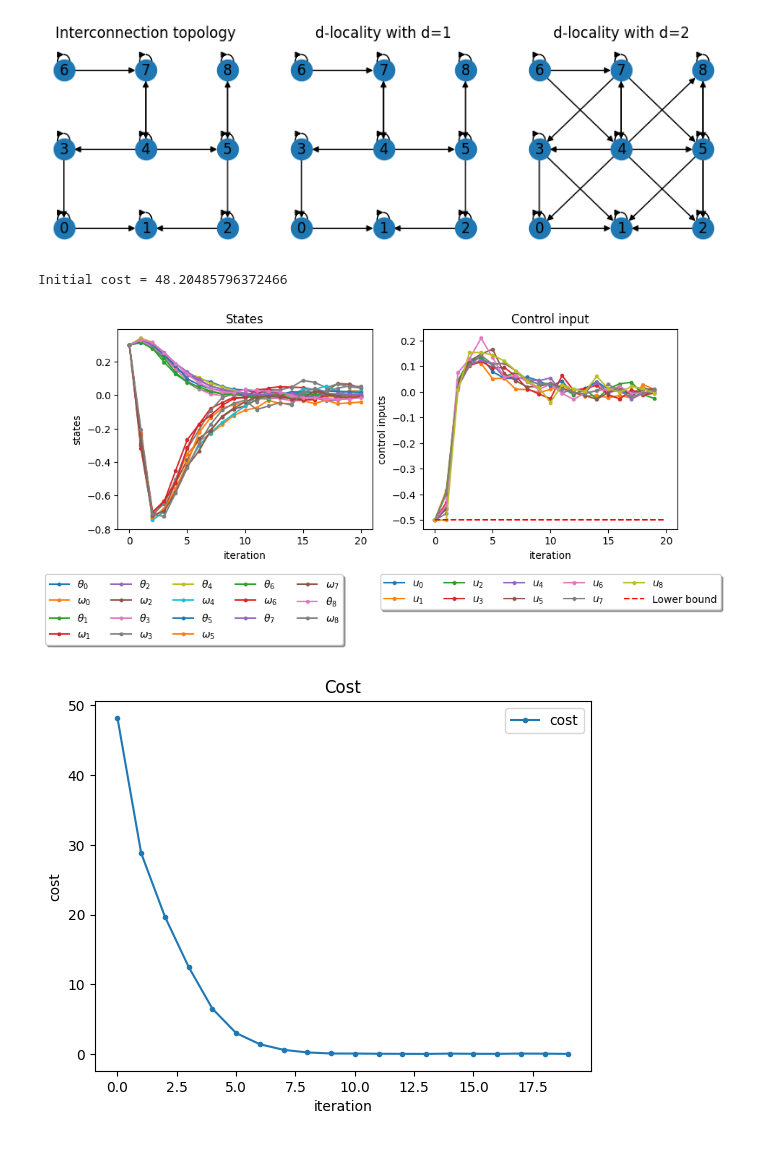
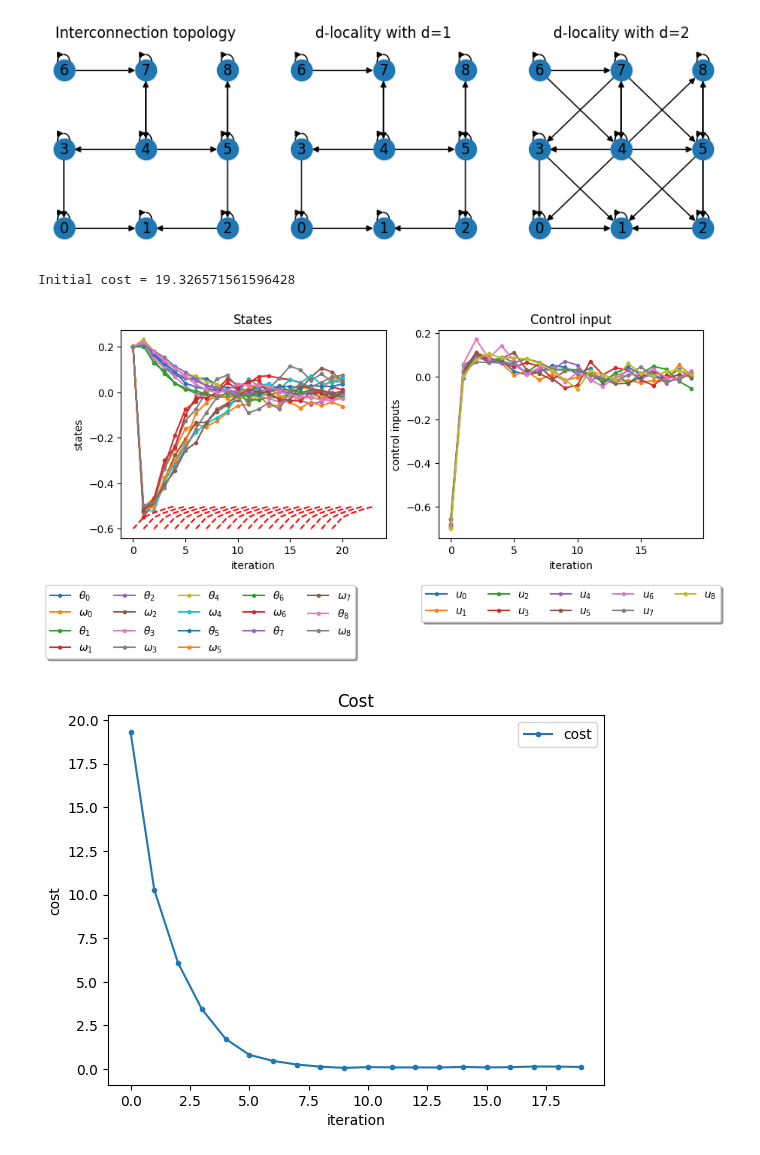
Before and after one commit to vateseif/lmpc-py, a Jupyter notebook: examples/square_mesh.ipynb, the cells around one changed output. Drawn from its saved outputs; the diff is of its cells as text; code cells hidden in the pictures.

Commit message:
Add robust constraint

```diff
--- a/examples/square_mesh.ipynb
+++ b/examples/square_mesh.ipynb
@@ -15,7 +15,7 @@ Na = 1          # acitons per subsystem
 LOCALITY = 1
 T = 5          # mpc horizon
 Tsim = 20       # scenario sim time
-lBound = -0.5   # control input lower bound
+lBound = -0.6   # control input lower bound
 sigma = 0.05    # norm bound on disturbance
 
 # dynamics matrix of random mesh system
@@ -41,11 +41,11 @@ controller.addObjectiveFun(lmpc.objectives.QuadForm(Q, R))
 # add terminal constraint (= 0 by default)
 controller.addConstraint(lmpc.TerminalConstraint())
 # add lower bound to control
-controller.addConstraint(lmpc.BoundConstraint('u', 'lower', lBound*np.ones((sys.Nu,1)),sigma=0.1))
+controller.addConstraint(lmpc.BoundConstraint('x', 'lower', lBound*np.ones((sys.Nx,1)),sigma))
 # %%
 # scenario
 # init condition
-x0 = 0.3 * np.ones((sys.Nx, 1))
+x0 = 0.2 * np.ones((sys.Nx, 1))
 sys.setInitialState(x0)
 
 # history buffer
@@ -54,25 +54,48 @@ u_history = np.zeros((Tsim, 1, sys.Nu))
 x_history = np.zeros((Tsim+1, 1, sys.Nx))
 x_history[0] = x0.T
 
+phi_history = []
+
 # run scenrario
 for t in range(Tsim):
   # solve
-  u, cost = controller.solve(np.concatenate((sys._x, np.zeros((sys.Nx*T,1))),axis=0))
+  u, cost, phi = controller.solve(np.concatenate((sys._x, np.zeros((sys.Nx*T,1))),axis=0))
+  phi_history.append(phi)
   # generate norm-bounded disturbance
   U = np.random.uniform()
   w = np.random.normal(size=(sys.Nx,1))
-  w = sigma*U/np.linalg.norm(w, 2) * w
+  w = sigma*U**(1/sys.Nx)/np.linalg.norm(w, 2) * w
   # propagate dynamics
   x = sys.step(u, w)
   sys.updateState(x)
   cost_history[t] = cost
   u_history[t, 0, :] = u.squeeze()
   x_history[t+1, 0, :] = x.squeeze()
+# %%
+# compute constraint tightening due to norm-bounded disturbance
+b = -lBound*np.ones((sys.Nx,1))
+b = np.concatenate([b]*(T+1), axis=0)
+I = np.eye((T+1)*sys.Nx)
+H = -np.concatenate((I, np.zeros((sys.Nx*(T+1), sys.Nu*T))), axis=1)
+tightenings = np.zeros((Tsim, 1, sys.Nx*(T+1)))
+
+for t, phi in enumerate(phi_history):
+  tight = np.zeros((sys.Nx*(T+1), 1))
+  for i in range(b.shape[0]):
+    ej = np.zeros((b.shape[0], 1))
+    ej[i][0] = 1
+    tight += sigma*np.linalg.norm(ej.T @ H @ phi[:,sys.Nx:], 'nuc')*ej
+  tightenings[t, 0, :] = -(b - tight).squeeze()
 # %%
 fig, ax = plt.subplots(1, 2, figsize=(10,4))
 for i in range(sys.Nx):
   label = f"$\\theta_{int(i/2)}$" if i%2==0 else f"$\omega_{int((i-1)/2)}$"
   ax[0].plot(np.arange(0, Tsim+1), x_history[:, 0, i], ".-", label=label)
+
+for t in range(Tsim):
+  s = 0
+  ax[0].plot(range(t, t+5), tightenings[t, :, [*range(s, 5*sys.Nx, sys.Nx)]].squeeze(), "r--")
+
 ax[0].set_xlabel("iteration")
 ax[0].set_ylabel("states")
 ax[0].set_title("States")
@@ -83,34 +106,34 @@ ax[0].set_position([box.x0, box.y0 + box.height * 0.1,
 
 # Put a legend below current axis
 ax[0].legend(loc='upper center', bbox_to_anchor=(0.3, -0.2),
           fancybox=True, shadow=True, ncol=5)
 
 for i in range(sys.Nu):
   label = f"$u_{i}$"
   ax[1].plot(np.arange(0, Tsim), u_history[:, 0, i], ".-", label=label)
-ax[1].hlines(y=lBound, xmin=0, xmax=Tsim, colors='red', linestyles='--', label='Lower bound')
+#ax[1].hlines(y=lBound, xmin=0, xmax=Tsim, colors='red', linestyles='--', label='Lower bound')
 ax[1].set_xlabel("iteration")
 ax[1].set_ylabel("control inputs")
 ax[1].set_title("Control input")
 # Shrink current axis's height by 10% on the bottom
 box = ax[1].get_position()
 ax[1].set_position([box.x0, box.y0 + box.height * 0.1,
                  box.width, box.height * 0.9])
 
 # Put a legend below current axis
 ax[1].legend(loc='upper center', bbox_to_anchor=(0.5, -0.2),
           fancybox=True, shadow=True, ncol=5)
 
 
 plt.figure()
 plt.plot(np.arange(0, Tsim), cost_history, ".-", label="cost")
 plt.xlabel("iteration")
 plt.ylabel("cost")
 plt.title("Cost")
 plt.legend(loc="best")
 
 print(f"Initial cost = {cost_history[0]}")
 # %% [output]
-Initial cost = 48.20485796372466
+Initial cost = 19.326571561596428
-[figure, old version]
+[figure, new version]
-[figure, old version]
+[figure, new version]
```
Also changed, not shown: 3 other files.
